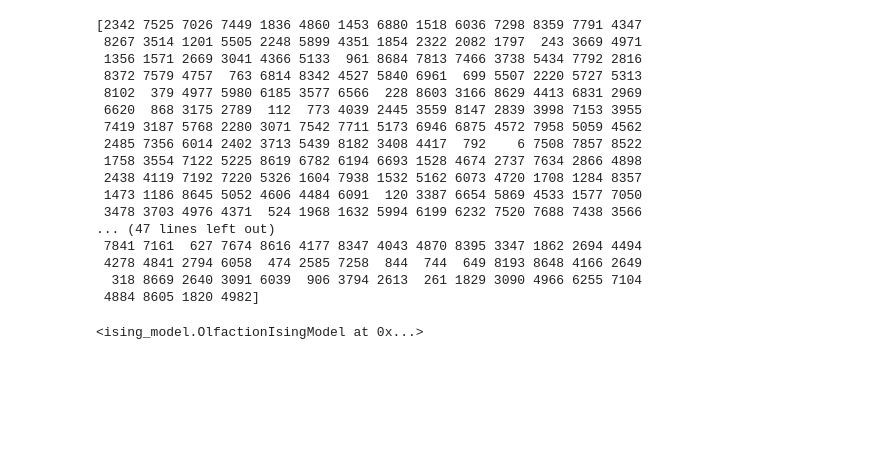
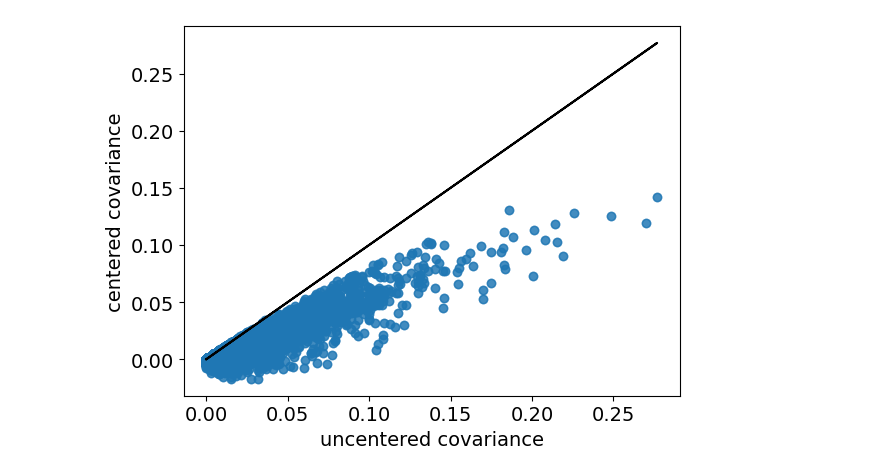
Before and after one commit to juancarlosfdc/noncanonical-olfaction, a Jupyter notebook: ising/plot_stats.ipynb, the cells around one changed output. Saved outputs shown, nothing was run; the diff lists cells and outputs as text; code cells hidden in the pictures; blank space fills up the shorter version.

```diff
--- a/ising/plot_stats.ipynb
+++ b/ising/plot_stats.ipynb
@@ -4,26 +1,33 @@ import jax
+# %%
+from ising_model import OlfactionIsingModel
+import jax
+import jax.numpy as jnp
+import jax.random as jrandom
+from jax import grad, value_and_grad, jit, vmap, lax, jit, tree_util, nn
+import matplotlib.pyplot as plt
+plt.rcParams['font.size'] = 14
+from matplotlib.gridspec import GridSpec
+import pandas as pd
+from scipy.ndimage import maximum_filter
+import matplotlib.colors as mcolors
+import numpy as np
 # %%
 DATA_PATH = '../vcf/Matrix2.csv'
 key = jax.random.PRNGKey(0)
-ofm = OlfactionIsingModel(DATA_PATH, key, fraction=0.1)
+ofm = OlfactionIsingModel(DATA_PATH, key, fraction=.3)
+shuffled_ofm = OlfactionIsingModel(DATA_PATH, key, fraction=.3, shuffle=True)
-# %% [output]
-[2342 7525 7026 7449 1836 4860 1453 6880 1518 6036 7298 8359 7791 4347
- 8267 3514 1201 5505 2248 5899 4351 1854 2322 2082 1797  243 3669 4971
- 1356 1571 2669 3041 4366 5133  961 8684 7813 7466 3738 5434 7792 2816
- 8372 7579 4757  763 6814 8342 4527 5840 6961  699 5507 2220 5727 5313
- 8102  379 4977 5980 6185 3577 6566  228 8603 3166 8629 4413 6831 2969
- 6620  868 3175 2789  112  773 4039 2445 3559 8147 2839 3998 7153 3955
- 7419 3187 5768 2280 3071 7542 7711 5173 6946 6875 4572 7958 5059 4562
- 2485 7356 6014 2402 3713 5439 8182 3408 4417  792    6 7508 7857 8522
- 1758 3554 7122 5225 8619 6782 6194 6693 1528 4674 2737 7634 2866 4898
- 2438 4119 7192 7220 5326 1604 7938 1532 5162 6073 4720 1708 1284 8357
- 1473 1186 8645 5052 4606 4484 6091  120 3387 6654 5869 4533 1577 7050
- 3478 3703 4976 4371  524 1968 1632 5994 6199 6232 7520 7688 7438 3566
-... (47 lines left out)
- 7841 7161  627 7674 8616 4177 8347 4043 4870 8395 3347 1862 2694 4494
- 4278 4841 2794 6058  474 2585 7258  844  744  649 8193 8648 4166 2649
-  318 8669 2640 3091 6039  906 3794 2613  261 1829 3090 4966 6255 7104
- 4884 8605 1820 4982]
-# %%
-m, c =
-# %% [output]
-<ising_model.OlfactionIsingModel at 0x...>
+# %%
+m, c = ofm.set_empirical_means(False)
+sm, sc = shuffled_ofm.set_empirical_means(False)
+# %%
+def mask_and_flatten(array):
+    return (array * (1 - jnp.eye(len(array)))).flatten()
+# %%
+fig, ax = plt.subplots()
+ax.scatter(mask_and_flatten(c), mask_and_flatten(c - jnp.einsum('i,j->ij', m, m)), alpha=0.6)
+ax.plot(mask_and_flatten(c), mask_and_flatten(c), color='black')
+ax.set_xlabel('uncentered covariance')
+ax.set_ylabel('centered covariance')
+plt.savefig('tmp.png', bbox_inches='tight')
+# %% [output]
+[figure, added]
```
Also changed, not shown: parts of 3 cells of this notebook, 1 other file.
